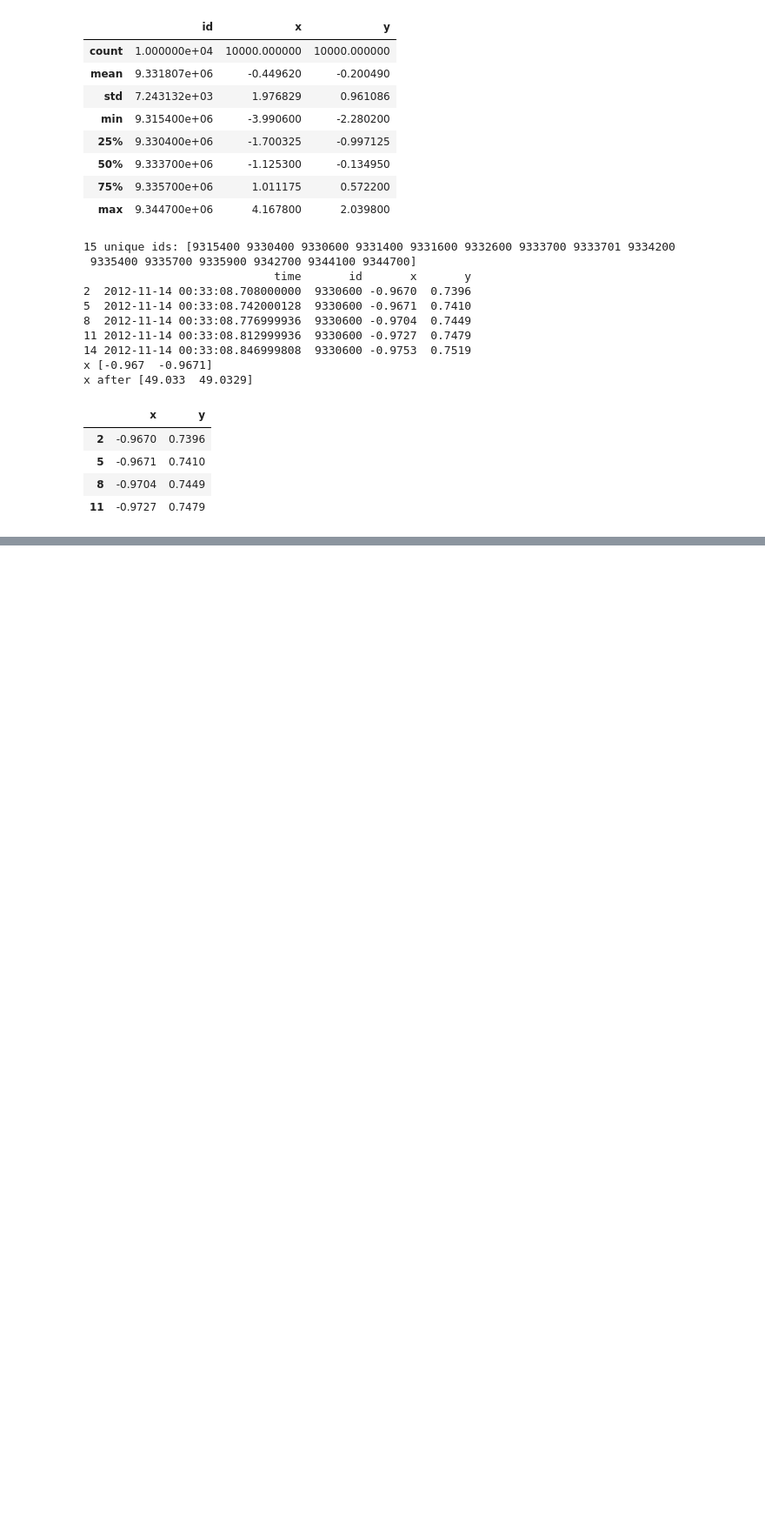
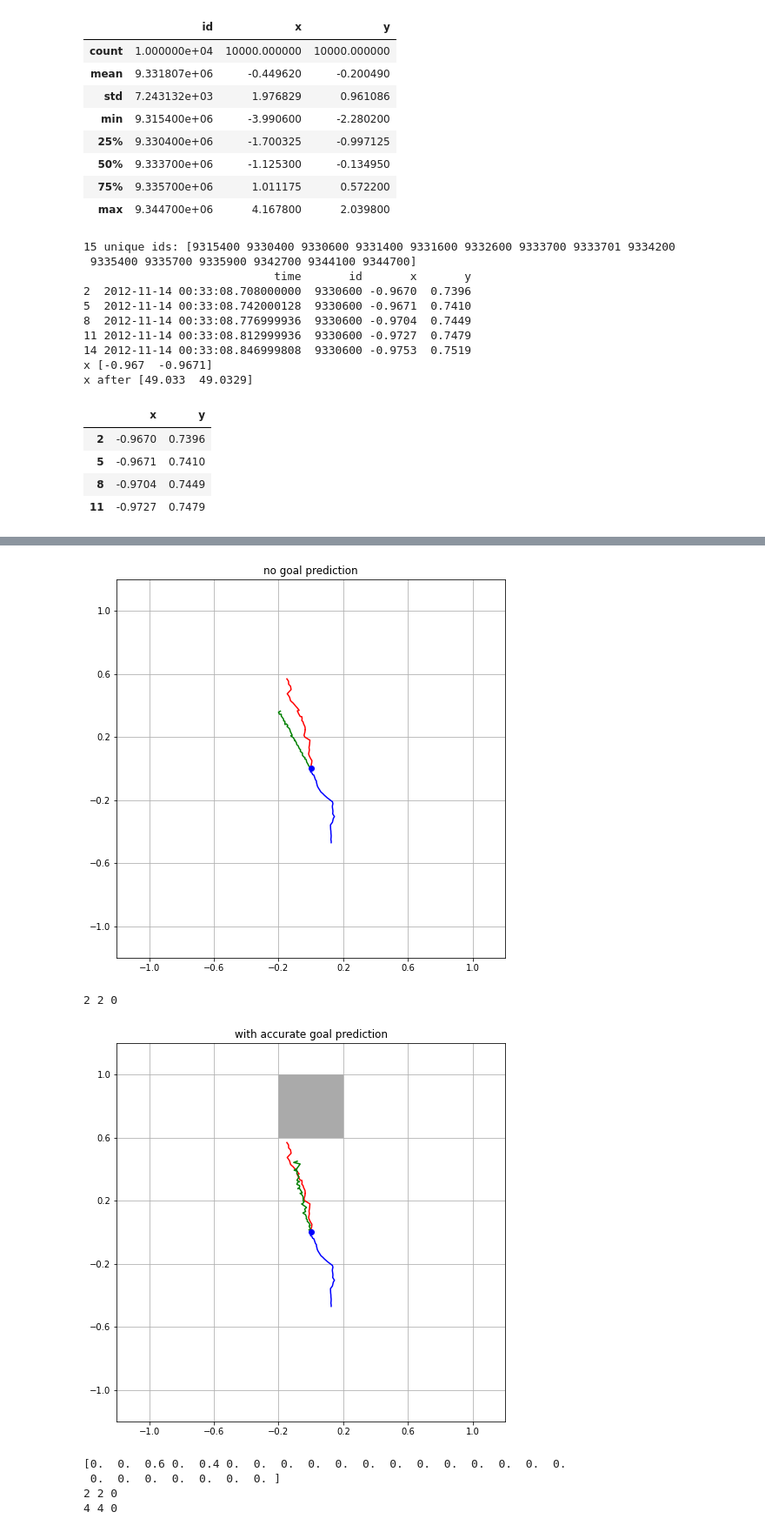
Before and after one commit to lintglitch/trajectory-prediction, a Jupyter notebook: format_training.ipynb, the cells around one changed output, grey strips where cells are left out. Shown at 87% size. Drawn from its saved outputs; the diff is of its cells as text; code cells hidden in the pictures; blank space fills up the shorter version.

Commit message:
Basic goal model functional

```diff
--- a/format_training.ipynb
+++ b/format_training.ipynb
@@ -478,6 +478,21 @@ def concatenate_x_goal(x, goal):
     x_combined = np.concatenate( (x, goal_ext), axis=2)
     assert((x[0,0] == x_combined[0,0,0:2]).all())
     return x_combined
+
+
+def concatenate_x_goal_batch(x, goal):
+    """
+    Cobines single x and goal batch into a (time, 2 + goal_cells) matrix.
+    """
+    assert x.shape == (INPUT_FRAME_NUMBER, 2)
+    assert goal.shape == (25,)
+
+    # repeat goal one-hot vector for length of input sequence
+    goal_ext = np.expand_dims(goal, axis=0)
+    goal_ext = np.repeat(goal_ext, x.shape[0], axis=0)
+
+    x_combined = np.concatenate( (x, goal_ext), axis=1 )
+    return x_combined
 # %% [output]
 15 unique ids: [9315400 9330400 9330600 9331400 9331600 9332600 9333700 9333701 9334200
  9335400 9335700 9335900 9342700 9344100 9344700]
@@ -686,0 +728,27 @@ draw_path(eval_data_goal_x, eval_data[2], n=3, goals=eval_data[1], prediction_mo
+# %%
+eval_data_x, eval_data_goals, eval_data_y = eval_data
+
+# N = 200
+# draw_path_batch(eval_data_x, eval_data_y, n=1, skip=N, goals=eval_data_goals, prediction_model=model, rnd=False, name="no goal")
+# draw_path_batch(eval_data_goal_x, eval_data_y, n=1, skip=N, goals=eval_data_goals, prediction_model=model_goal, rnd=False, name="with goal")
+# draw_path_batch(eval_data_x, eval_data_y, n=1, skip=N+5, goals=eval_data_goals, prediction_model=model, rnd=False, name="no goal")
+# draw_path_batch(eval_data_goal_x, eval_data_y, n=1, skip=N+5, goals=eval_data_goals, prediction_model=model_goal, rnd=False, name="with goal")
+
+N = 0
+draw_path(eval_data_x[N], eval_data_y[N], prediction_model=model, name="no goal prediction")
+draw_path(eval_data_x[N], eval_data_y[N], eval_data_goals[N], prediction_model=model_goal, name="with accurate goal prediction")
+
+incorrect_goal = eval_data_goals[N].copy()
+incorrect_goal[2] = 0.6
+incorrect_goal[4] = 0.4
+print(incorrect_goal)
+
+draw_path(eval_data_x[N], eval_data_y[N], incorrect_goal, prediction_model=model_goal, name="with 0.2 inaccurate goal prediction")
+# %% [output]
+[figure, added]
+2 2 0
+[figure, added]
+[0.  0.  0.6 0.  0.4 0.  0.  0.  0.  0.  0.  0.  0.  0.  0.  0.  0.  0.
+ 0.  0.  0.  0.  0.  0.  0. ]
+2 2 0
+4 4 0
```
Also changed, not shown: parts of 7 cells of this notebook.
